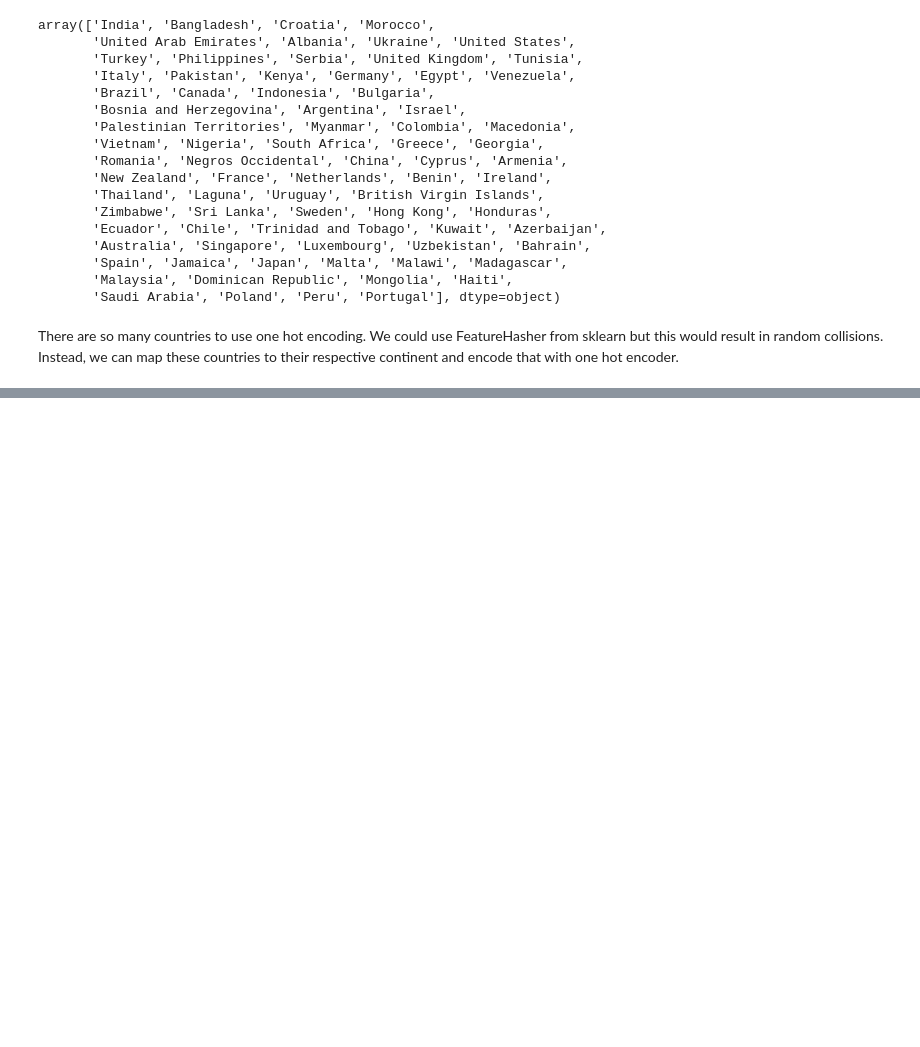
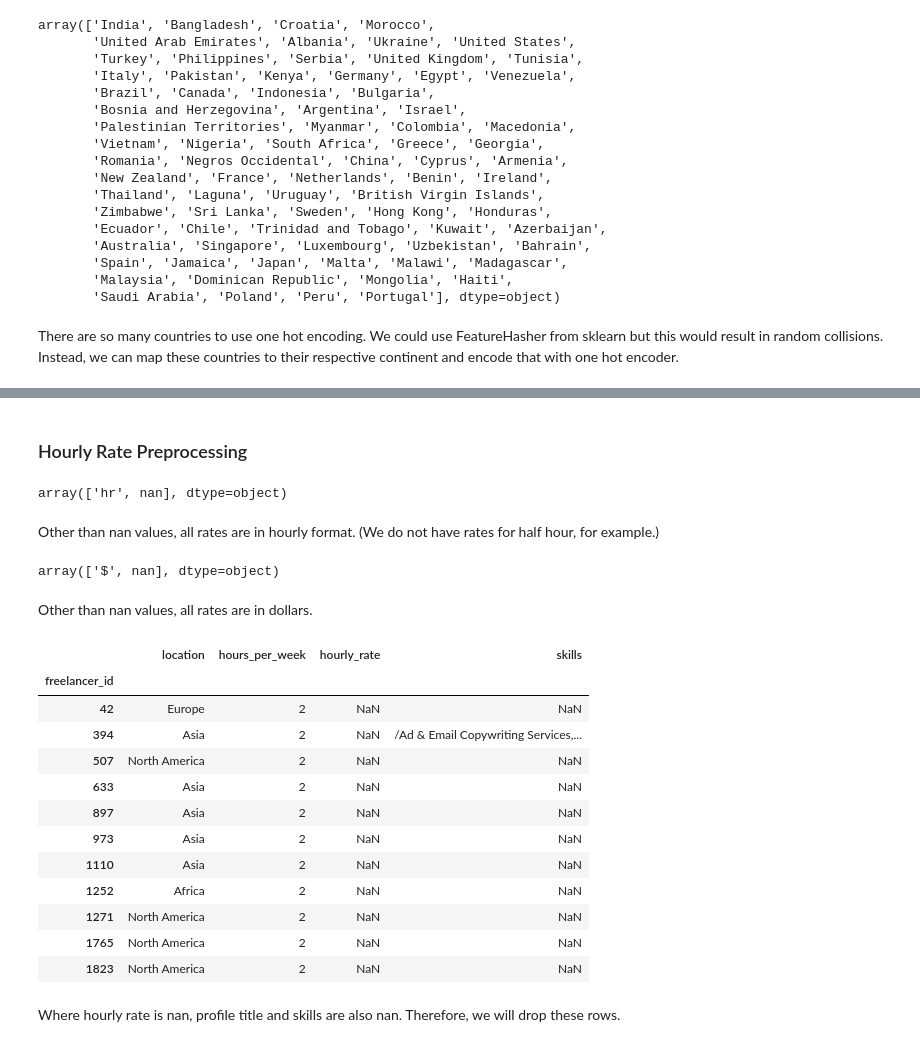
Before and after one commit to tahagalata/freelancer_recommender, a Jupyter notebook: preprocessing.ipynb, the cells around one changed output, grey strips where cells are left out. Saved outputs shown, nothing was run; the diff lists cells and outputs as text; code cells hidden in the pictures; blank space fills up the shorter version.

```diff
--- a/preprocessing.ipynb
+++ b/preprocessing.ipynb
@@ -56,3 +58,5 @@ freelancer_df.head()
+# %%
+freelancer_df.drop(["success_rate", "badge", "t_earnings", "t_jobs", "t_hours", "languages", "profile_link", "profile_title"], axis= 1, inplace= True)
 # %% [markdown]
 ### Location Preprocessing
 # %%
@@ -86,0 +156,32 @@ ModuleNotFoundError: No module named 'geonamescache'
+# %% [markdown]
+### Hourly Rate Preprocessing
+# %%
+freelancer_df["hourly_rate"].str.split("/").str[1].unique()
+# %% [output]
+array(['hr', nan], dtype=object)
+# %% [markdown]
+Other than nan values, all rates are in hourly format. (We do not have rates for half hour, for example.)
+# %%
+freelancer_df["hourly_rate"].str[0].unique()
+# %% [output]
+array(['$', nan], dtype=object)
+# %% [markdown]
+Other than nan values, all rates are in dollars.
+# %%
+freelancer_df[freelancer_df["hourly_rate"].isna()]
+# %% [output]
+|  | location | hours_per_week | hourly_rate | skills |
+| freelancer_id |  |  |  |  |
+| 42 | Europe | 2 | NaN | NaN |
+| 394 | Asia | 2 | NaN | /Ad & Email Copywriting Services,... |
+| 507 | North America | 2 | NaN | NaN |
+| 633 | Asia | 2 | NaN | NaN |
+| 897 | Asia | 2 | NaN | NaN |
+| 973 | Asia | 2 | NaN | NaN |
+| 1110 | Asia | 2 | NaN | NaN |
+| 1252 | Africa | 2 | NaN | NaN |
+| 1271 | North America | 2 | NaN | NaN |
+| 1765 | North America | 2 | NaN | NaN |
+| 1823 | North America | 2 | NaN | NaN |
+# %% [markdown]
+Where hourly rate is nan, profile title and skills are also nan. Therefore, we will drop these rows.
```
Also changed, not shown: parts of 66 cells of this notebook, 4 other files.
